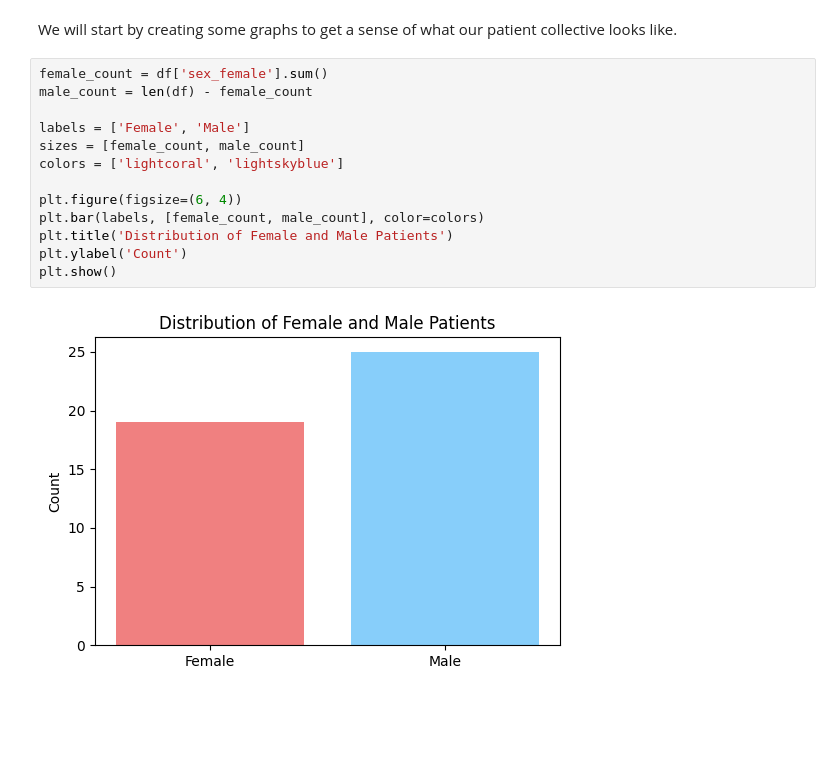
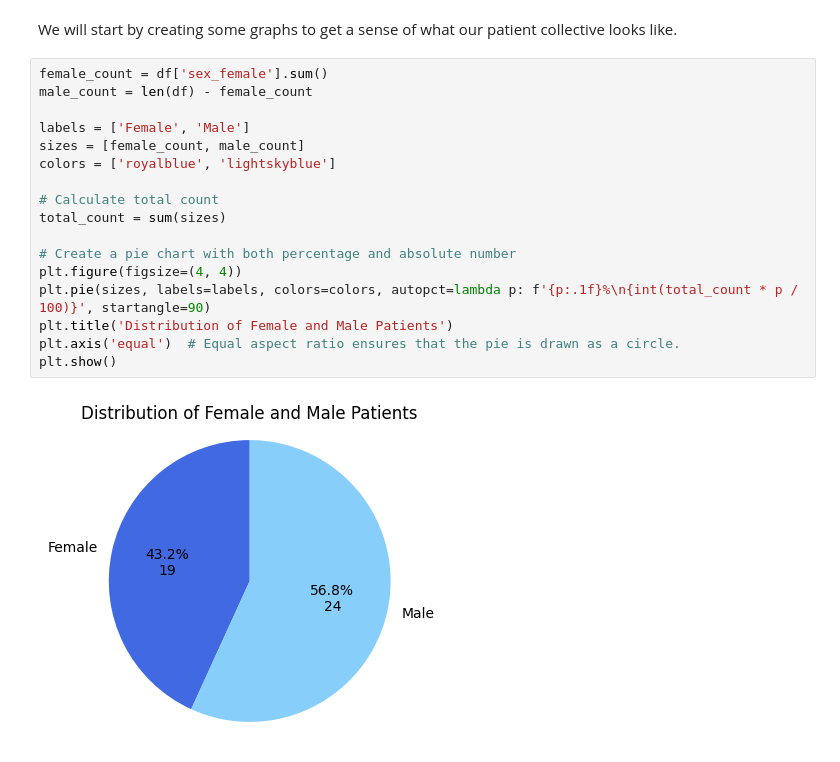
Before and after one commit to philipp-lampert/mymandible, a Jupyter notebook: data_science/02_data_exploration.ipynb, the cells around one changed output. Drawn from its saved outputs; the diff is of its cells as text; blank space fills up the shorter version.

Commit message:
Add plots

```diff
--- a/data_science/02_data_exploration.ipynb
+++ b/data_science/02_data_exploration.ipynb
@@ -33,15 +38,19 @@ We will start by creating some graphs to get a sense of what our patient collect
 # %%
 female_count = df['sex_female'].sum()
 male_count = len(df) - female_count
 
 labels = ['Female', 'Male']
 sizes = [female_count, male_count]
-colors = ['lightcoral', 'lightskyblue']
+colors = ['royalblue', 'lightskyblue']
 
-plt.figure(figsize=(6, 4))
-plt.bar(labels, [female_count, male_count], color=colors)
+# Calculate total count
+total_count = sum(sizes)
+
+# Create a pie chart with both percentage and absolute number
+plt.figure(figsize=(4, 4))
+plt.pie(sizes, labels=labels, colors=colors, autopct=lambda p: f'{p:.1f}%\n{int(total_count * p / 100)}', startangle=90)
 plt.title('Distribution of Female and Male Patients')
-plt.ylabel('Count')
+plt.axis('equal')  # Equal aspect ratio ensures that the pie is drawn as a circle.
 plt.show()
 # %% [output]
-[figure, old version]
+[figure, new version]
```
Also changed, not shown: parts of 6 cells of this notebook.
